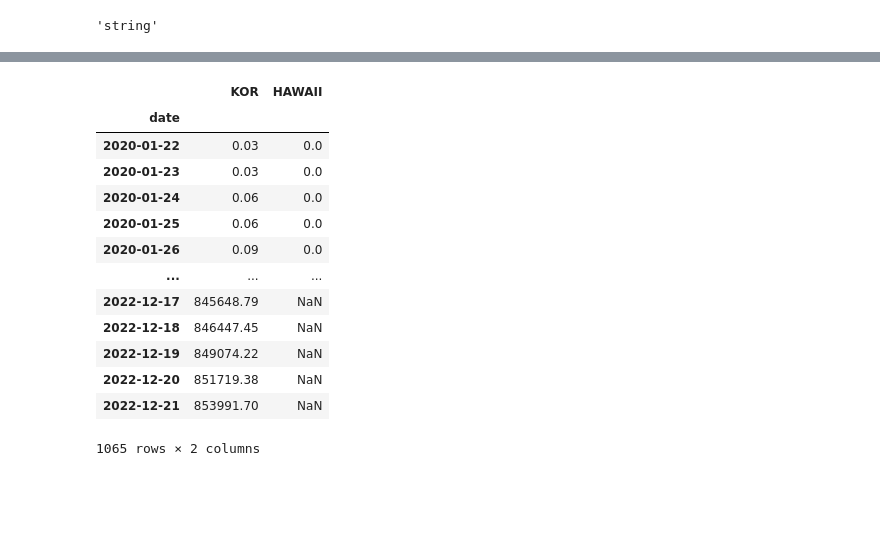
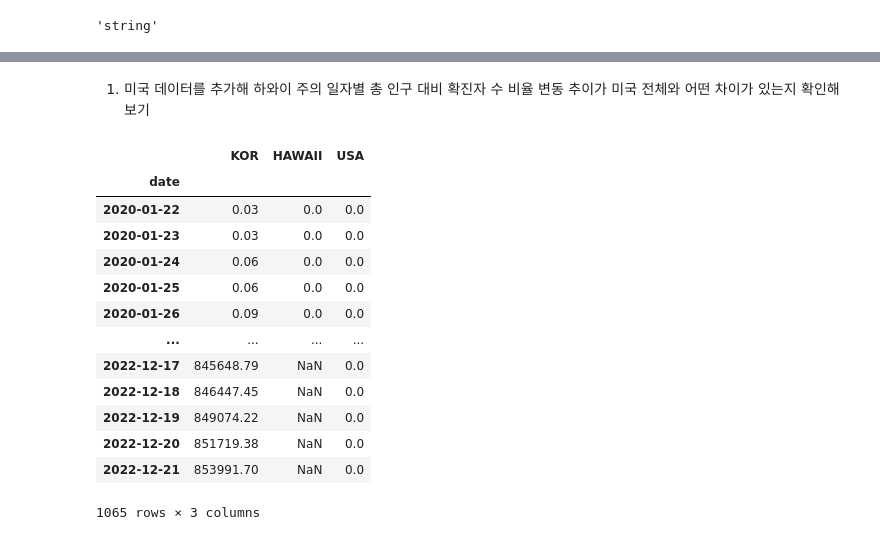
Before and after one commit to sojoyfulyouth/Pandas_DataAnalysis, a Jupyter notebook: COVID_Project2.ipynb, the cells around one changed output, grey strips where cells are left out. Saved outputs shown, nothing was run; the diff lists cells and outputs as text; code cells hidden in the pictures; blank space fills up the shorter version.

```diff
--- a/COVID_Project2.ipynb
+++ b/COVID_Project2.ipynb
@@ -529,23 +555,29 @@ str(hawaii_total_cases.index.dtype)
+# %% [markdown]
+1. 미국 데이터를 추가해 하와이 주의 일자별 총 인구 대비 확진자 수 비율 변동 추이가 미국 전체와 어떤 차이가 있는지 확인해보기
 # %%
+hawaii_rate_kor=round((hawaii_population/kor_population), 2)
+hawaii_rate_usa = round((hawaii_population/usa_population),2)
+
 final_hawaii_revised_df=pd.DataFrame({
-    'KOR':kor_total_cases*hawaii_rate,
-    'HAWAII':hawaii_total_cases
+    'KOR':kor_total_cases*hawaii_rate_kor,
+    'HAWAII':hawaii_total_cases,
+    'USA':usa_total_cases*hawaii_rate_usa
     },index=kor_date_index_df.index
 )
 final_hawaii_revised_df
 # %% [output]
-|  | KOR | HAWAII |
-| date |  |  |
-| 2020-01-22 | 0.03 | 0.0 |
-| 2020-01-23 | 0.03 | 0.0 |
-| 2020-01-24 | 0.06 | 0.0 |
-| 2020-01-25 | 0.06 | 0.0 |
-| 2020-01-26 | 0.09 | 0.0 |
-| ... | ... | ... |
-| 2022-12-17 | 845648.79 | NaN |
-| 2022-12-18 | 846447.45 | NaN |
-| 2022-12-19 | 849074.22 | NaN |
-| 2022-12-20 | 851719.38 | NaN |
-| 2022-12-21 | 853991.70 | NaN |
+|  | KOR | HAWAII | USA |
+| date |  |  |  |
+| 2020-01-22 | 0.03 | 0.0 | 0.0 |
+| 2020-01-23 | 0.03 | 0.0 | 0.0 |
+| 2020-01-24 | 0.06 | 0.0 | 0.0 |
+| 2020-01-25 | 0.06 | 0.0 | 0.0 |
+| 2020-01-26 | 0.09 | 0.0 | 0.0 |
+| ... | ... | ... | ... |
+| 2022-12-17 | 845648.79 | NaN | 0.0 |
+| 2022-12-18 | 846447.45 | NaN | 0.0 |
+| 2022-12-19 | 849074.22 | NaN | 0.0 |
+| 2022-12-20 | 851719.38 | NaN | 0.0 |
+| 2022-12-21 | 853991.70 | NaN | 0.0 |
-1065 rows × 2 columns
+1065 rows × 3 columns
 # %%
```
Also changed, not shown: parts of 7 cells of this notebook.
